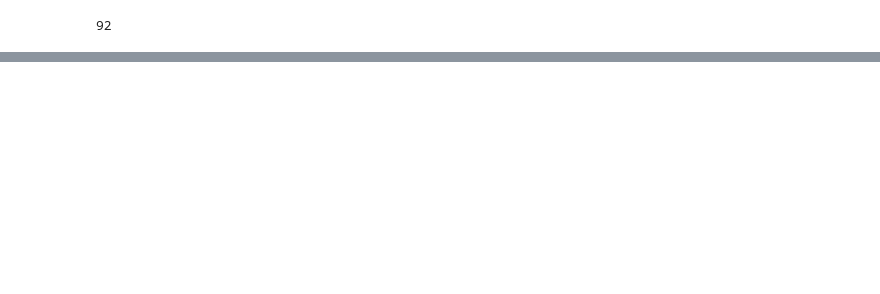
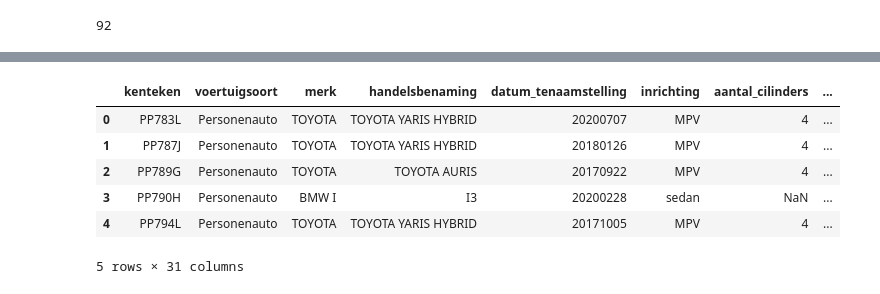
Before and after one commit to Stemt/DS-groep-6, a Jupyter notebook: Case-3/case_3.ipynb, the cells around one changed output, grey strips where cells are left out. Saved outputs shown, nothing was run; the diff lists cells and outputs as text; code cells hidden in the pictures; blank space fills up the shorter version.

```diff
--- a/Case-3/case_3.ipynb
+++ b/Case-3/case_3.ipynb
@@ -76,0 +194,10 @@ len(client.get_metadata("m9d7-ebf2")['columns'])
+# %%
+kenteken_brandstof.head()
+# %% [output]
+|  | kenteken | voertuigsoort | merk | handelsbenaming | datum_tenaamstelling | inrichting | aantal_cilinders | ... |
+| 0 | PP783L | Personenauto | TOYOTA | TOYOTA YARIS HYBRID | 20200707 | MPV | 4 | ... |
+| 1 | PP787J | Personenauto | TOYOTA | TOYOTA YARIS HYBRID | 20180126 | MPV | 4 | ... |
+| 2 | PP789G | Personenauto | TOYOTA | TOYOTA AURIS | 20170922 | MPV | 4 | ... |
+| 3 | PP790H | Personenauto | BMW I | I3 | 20200228 | sedan | NaN | ... |
+| 4 | PP794L | Personenauto | TOYOTA | TOYOTA YARIS HYBRID | 20171005 | MPV | 4 | ... |
+5 rows × 31 columns
```
Also changed, not shown: parts of 41 cells of this notebook, 2 other files.
